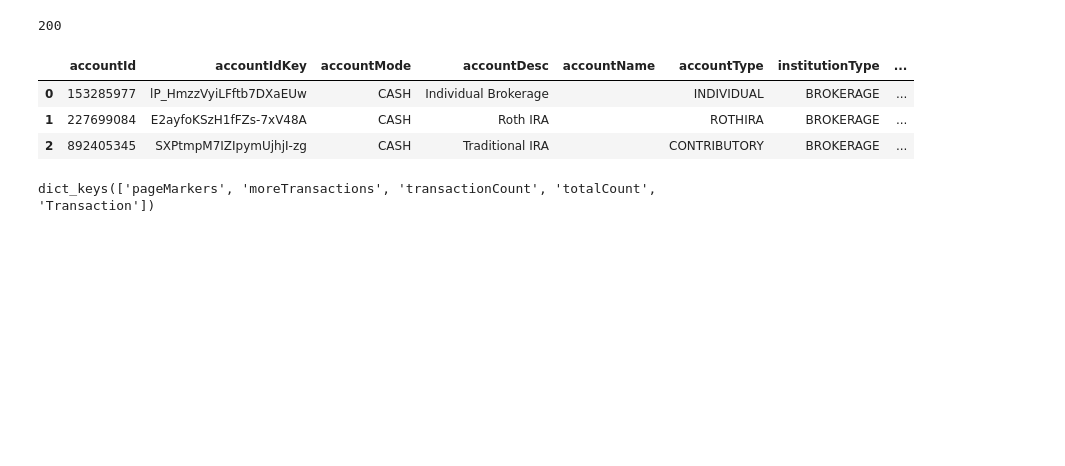
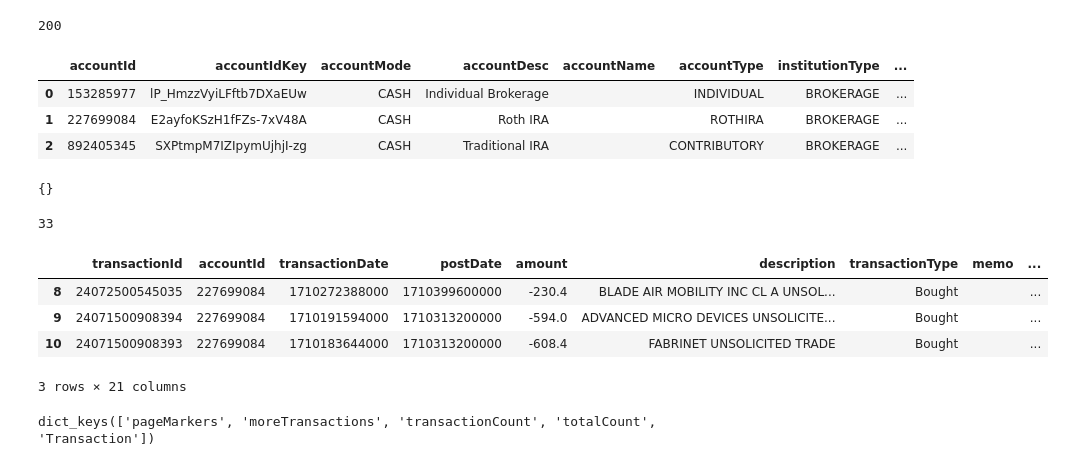
Before and after one commit to mirthbottle/trader_buddy, a Jupyter notebook: jupyter-notebooks/etrade_api.ipynb, the cells around one changed output. Drawn from its saved outputs; the diff is of its cells as text; code cells hidden in the pictures; blank space fills up the shorter version.

```diff
--- a/jupyter-notebooks/etrade_api.ipynb
+++ b/jupyter-notebooks/etrade_api.ipynb
@@ -177,6 +177,22 @@ accounts
 accountIdKey = "SXPtmpM7IZIpymUjhjI-zg"
 accountIdKey = "E2ayfoKSzH1fFZs-7xV48A"
 instType = "BROKERAGE"
+# %%
+transactions = a_etrader.get_transactions(accountIdKey)
+# transactions = a_etrader.get_transactions(accountIdKey, start_end_dates=("03112024", "03182024"))
+
+len(transactions)
+# %% [output]
+{}
+33
+# %%
+transactions.tail(3)
+# %% [output]
+|  | transactionId | accountId | transactionDate | postDate | amount | description | transactionType | memo | ... |
+| 8 | 24072500545035 | 227699084 | 1710272388000 | 1710399600000 | -230.4 | BLADE AIR MOBILITY INC CL A UNSOL... | Bought |  | ... |
+| 9 | 24071500908394 | 227699084 | 1710191594000 | 1710313200000 | -594.0 | ADVANCED MICRO DEVICES UNSOLICITE... | Bought |  | ... |
+| 10 | 24071500908393 | 227699084 | 1710183644000 | 1710313200000 | -608.4 | FABRINET UNSOLICITED TRADE | Bought |  | ... |
+3 rows × 21 columns
 # %%
 transactions_url = f"https://api.etrade.com/v1/accounts/{accountIdKey}/transactions.json"
 # %%
```
Also changed, not shown: parts of 14 cells of this notebook, 2 other files.
